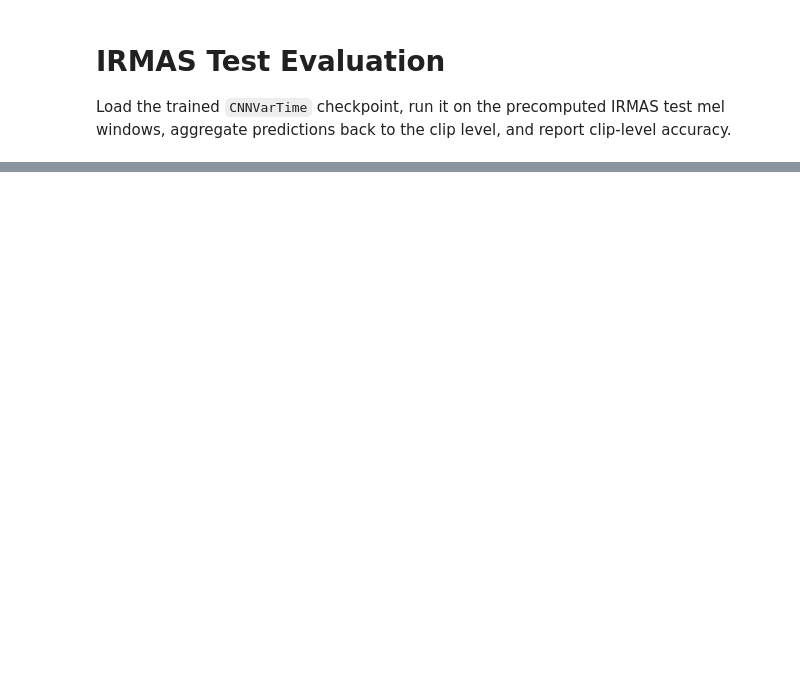
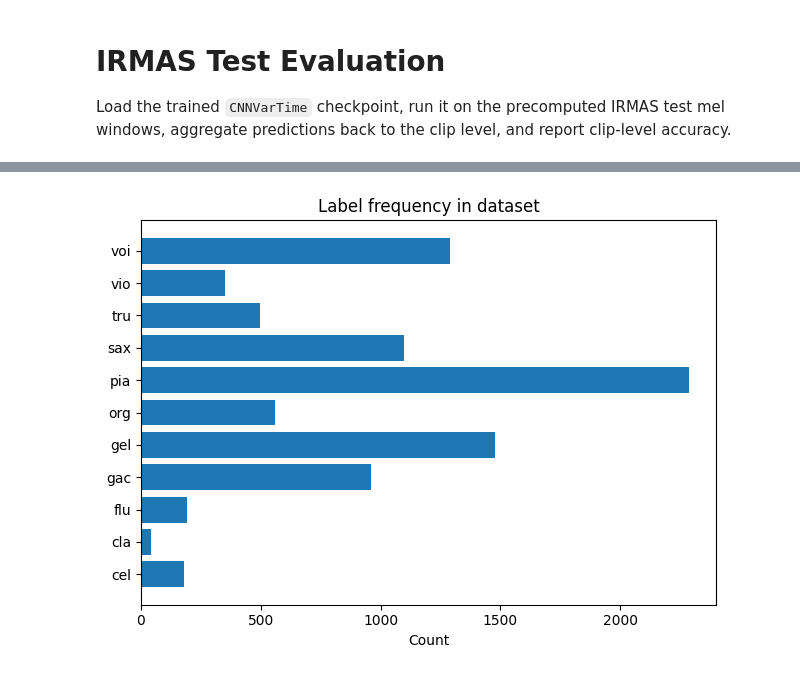
Before and after one commit to hughmancoder/ML-based-analysis-of-sound, a Jupyter notebook: evaluate_single_class.ipynb, the cells around one changed output, grey strips where cells are left out. Cells and saved outputs as stored; diff of their text form; code cells hidden in the pictures; blank space fills up the shorter version.

```diff
--- a/evaluate_single_class.ipynb
+++ b/evaluate_single_class.ipynb
@@ -3,15 +3,10 @@
 
 Load the trained `CNNVarTime` checkpoint, run it on the precomputed IRMAS test mel windows, aggregate predictions back to the clip level, and report clip-level accuracy.
 # %%
-
-from pathlib import Path
-import numpy as np
-from torch.utils.data import DataLoader
-import torch, numpy as np, pandas as pd
-from collections import defaultdict
-from src.models import CNNVarTime
+IRMAS_TEST_MANIFEST = "data/manifests/irmas_test_mels.csv"
+RESUME_CKPT = "saved_weights/irmas_pretrain_single_class/train_2/best_epoch_0075_val_acc_66.50.pt"
+BATCH_SIZE = 32
+DEVICE = "cpu"
+NUM_WORKERS = 4
 
 PROJECT_ROOT = Path.cwd()
-IRMAS_TEST_MANIFEST = PROJECT_ROOT / "data/manifests/irmas_test_mels.csv"
-RESUME_CKPT = PROJECT_ROOT / "saved_weights/irmas_pretrain/best_val_acc.pt"
-BATCH_SIZE = 32
@@ -152,0 +138,73 @@ per_class_df
+# %%
+C = len(IRMAS_CLASSES)
+df = pd.read_csv(IRMAS_TEST_MANIFEST, dtype={"label_multi": str})
+
+# Ensure string, strip whitespace, and pad/trim to expected length C
+def norm_multihot(x: str) -> str:
+    if x is None or (isinstance(x, float) and np.isnan(x)):
+        return "0" * C
+    s = str(x).strip()
+    # If someone wrote e.g. 101 as int, dtype above already made it '101'
+    # Pad left with zeros if too short; trim if too long
+    if len(s) < C:
+        s = s.zfill(C)
+    elif len(s) > C:
+        s = s[:C]
+    # validate characters
+    if any(ch not in "01" for ch in s):
+        raise ValueError(f"Non-binary label_multi: {s!r}")
+    return s
+
+df["label_multi"] = df["label_multi"].apply(norm_multihot)
+
+# Active class indices per row
+df["active_classes"] = df["label_multi"].apply(
+    lambda s: [i for i, ch in enumerate(s) if ch == "1"]
+)
+
+# --- sanity checks (optional but handy) ---
+# Check for unexpected lengths/values
+bad_len = df["label_multi"].map(len).ne(C).sum()
+if bad_len:
+    raise RuntimeError(f"{bad_len} rows have wrong label length (expected {C}).")
+
+# --- summary ---
+total_windows = len(df)
+unique_clips = df["irmas_filename"].nunique() if "irmas_filename" in df.columns else df["filepath"].nunique()
+
+print(f"Total windows: {total_windows}")
+print(f"Unique clips: {unique_clips}")
+
+# Per-class counts across windows
+label_counts = Counter(i for row in df["active_classes"] for i in row)
+total_labels = sum(label_counts.values()) or 1
+
+print("\nLabel distribution:")
+for i in range(C):
+    count = label_counts.get(i, 0)
+    pct = 100 * count / total_labels
+    print(f"  {IRMAS_CLASSES[i]:15s} {count:5d} ({pct:4.1f}%)")
+
+# Per-clip summary table
+group_key = "irmas_filename" if "irmas_filename" in df.columns else "filepath"
+summary = (
+    df.groupby(group_key, as_index=False)
+      .agg(
+          windows=("filepath", "count"),
+          labels=("label_multi", "first"),
+      )
+)
+print("\nPer-clip summary (first few):")
+print(summary.head())
+
+# Optional: bar plot of label frequencies (requires matplotlib)
+import matplotlib.pyplot as plt
+plt.barh(
+    [IRMAS_CLASSES[i] for i in range(C)],
+    [label_counts.get(i, 0) for i in range(C)],
+)
+plt.xlabel("Count")
+plt.title("Label frequency in dataset")
+plt.tight_layout()
+plt.show()
+# %% [output]
@@ -152,0 +228 @@ per_class_df
+[figure, added]
```
Also changed, not shown: parts of 7 cells of this notebook, 30 other files.
